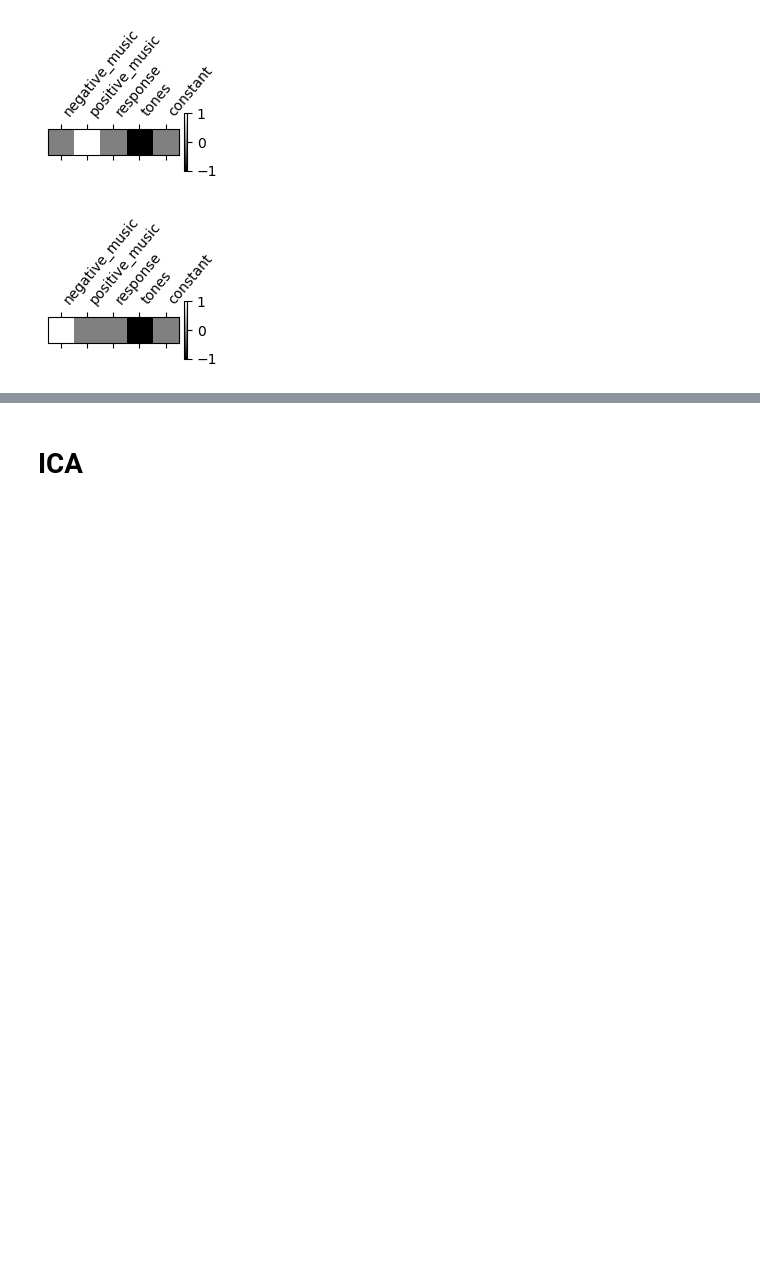
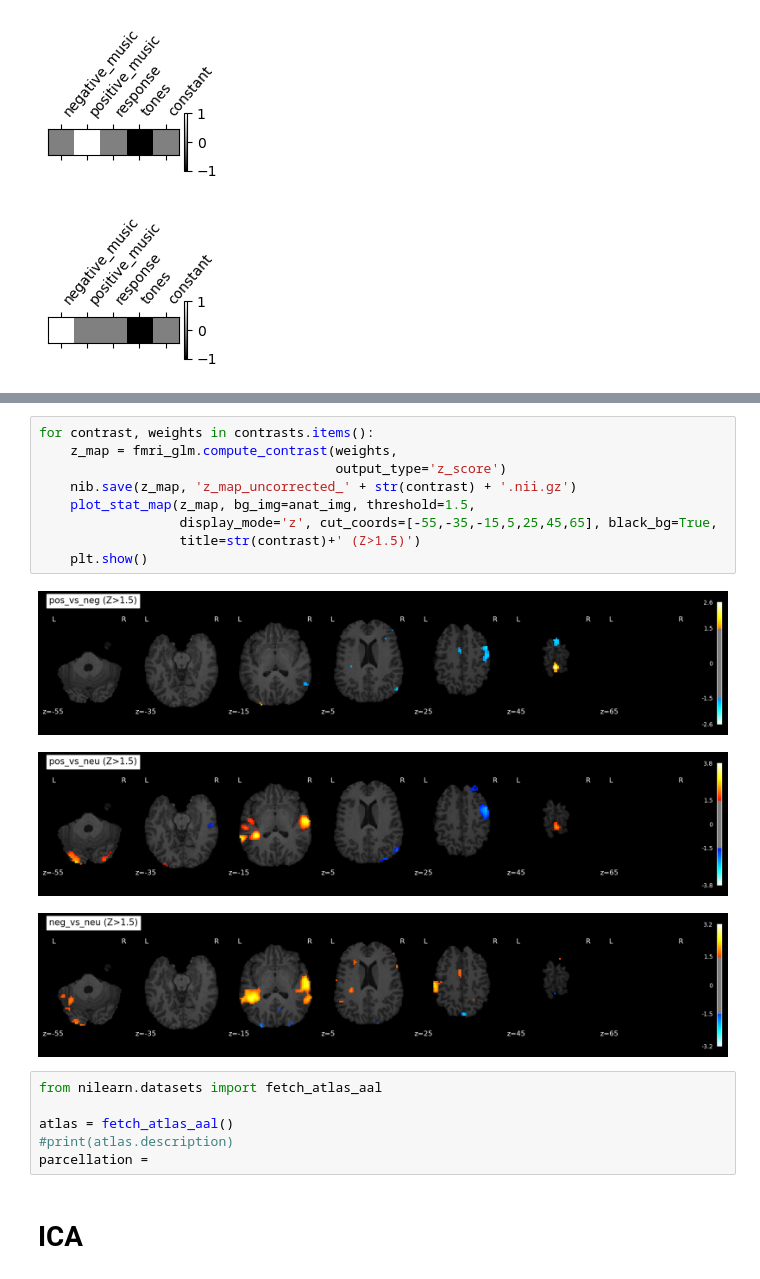
Before and after one commit to raph1258/NSSP, a Jupyter notebook: mini_project_4.1.ipynb, the cells around one changed output, grey strips where cells are left out. Cells and saved outputs as stored; diff of their text form; blank space fills up the shorter version.

```diff
--- a/mini_project_4.1.ipynb
+++ b/mini_project_4.1.ipynb
@@ -667,3 +835,22 @@ for threshold in thresholds:
+# %%
+for contrast, weights in contrasts.items():
+    z_map = fmri_glm.compute_contrast(weights,
+                                      output_type='z_score')
+    nib.save(z_map, 'z_map_uncorrected_' + str(contrast) + '.nii.gz')
+    plot_stat_map(z_map, bg_img=anat_img, threshold=1.5,
+                  display_mode='z', cut_coords=[-55,-35,-15,5,25,45,65], black_bg=True,
+                  title=str(contrast)+' (Z>1.5)')
+    plt.show()
+# %% [output]
+[figure, new version]
+[figure, new version]
+[figure, new version]
+# %%
+from nilearn.datasets import fetch_atlas_aal
+
+atlas = fetch_atlas_aal()
+#print(atlas.description)
+parcellation =
 # %% [markdown]
 # ICA
 # %%
```
Also changed, not shown: parts of 22 cells of this notebook.
